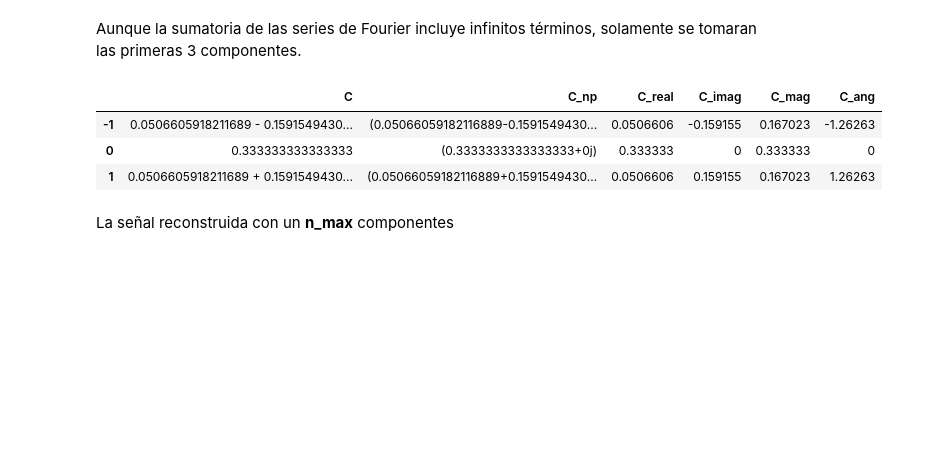
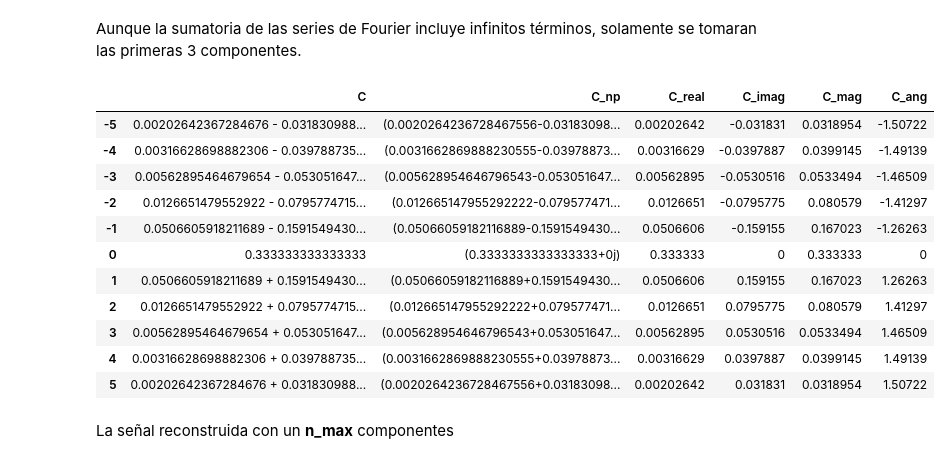
Before and after one commit to pierrediazp/Se-ales_y_Sistemas, a Jupyter notebook: 04_Series_de_Fourier.ipynb, the cells around one changed output. Saved outputs shown, nothing was run; the diff lists cells and outputs as text; code cells hidden in the pictures; blank space fills up the shorter version.

```diff
--- a/04_Series_de_Fourier.ipynb
+++ b/04_Series_de_Fourier.ipynb
@@ -135,32 +135,40 @@ y
 # %% [markdown]
 Aunque la sumatoria de las series de Fourier incluye infinitos términos, solamente se tomaran las primeras 3 componentes.
 # %%
-n_max = 1
+n_max = 5
 
 y_ser = 0
 C = 0
 ns = range(-n_max,n_max+1)
 espectro = pd.DataFrame(index = ns,
                         columns= ['C','C_np','C_real','C_imag','C_mag','C_ang'])
 
 for n in espectro.index:
     C_n = (1/T)*sym.integrate(y*sym.exp(-1j*n*w0*t), (t,0,T)).evalf()
     C = C + C_n*delta.subs(nw,nw-n)
     y_ser = y_ser + C_n*sym.exp(1j*n*w0*t)
     espectro['C'][n]=C_n
     C_r = float(sym.re(C_n))
     C_i = float(sym.im(C_n))
     espectro['C_real'][n] = C_r
     espectro['C_imag'][n] = C_i
     espectro['C_np'][n] = complex(C_r + 1j*C_i)
     espectro['C_mag'][n] = np.absolute(espectro['C_np'][n])
     espectro['C_ang'][n] = np.angle(espectro['C_np'][n])
 espectro
 # %% [output]
 |  | C | C_np | C_real | C_imag | C_mag | C_ang |
+| -5 | 0.00202642367284676 - 0.031830988... | (0.0020264236728467556-0.03183098... | 0.00202642 | -0.031831 | 0.0318954 | -1.50722 |
+| -4 | 0.00316628698882306 - 0.039788735... | (0.0031662869888230555-0.03978873... | 0.00316629 | -0.0397887 | 0.0399145 | -1.49139 |
+| -3 | 0.00562895464679654 - 0.053051647... | (0.005628954646796543-0.053051647... | 0.00562895 | -0.0530516 | 0.0533494 | -1.46509 |
+| -2 | 0.0126651479552922 - 0.0795774715... | (0.012665147955292222-0.079577471... | 0.0126651 | -0.0795775 | 0.080579 | -1.41297 |
 | -1 | 0.0506605918211689 - 0.1591549430... | (0.05066059182116889-0.1591549430... | 0.0506606 | -0.159155 | 0.167023 | -1.26263 |
 | 0 | 0.333333333333333 | (0.3333333333333333+0j) | 0.333333 | 0 | 0.333333 | 0 |
 | 1 | 0.0506605918211689 + 0.1591549430... | (0.05066059182116889+0.1591549430... | 0.0506606 | 0.159155 | 0.167023 | 1.26263 |
+| 2 | 0.0126651479552922 + 0.0795774715... | (0.012665147955292222+0.079577471... | 0.0126651 | 0.0795775 | 0.080579 | 1.41297 |
+| 3 | 0.00562895464679654 + 0.053051647... | (0.005628954646796543+0.053051647... | 0.00562895 | 0.0530516 | 0.0533494 | 1.46509 |
+| 4 | 0.00316628698882306 + 0.039788735... | (0.0031662869888230555+0.03978873... | 0.00316629 | 0.0397887 | 0.0399145 | 1.49139 |
+| 5 | 0.00202642367284676 + 0.031830988... | (0.0020264236728467556+0.03183098... | 0.00202642 | 0.031831 | 0.0318954 | 1.50722 |
 # %% [markdown]
 La señal reconstruida con un **n_max** componentes
 # %%
```
Also changed, not shown: parts of 5 cells of this notebook, 10 other files.
